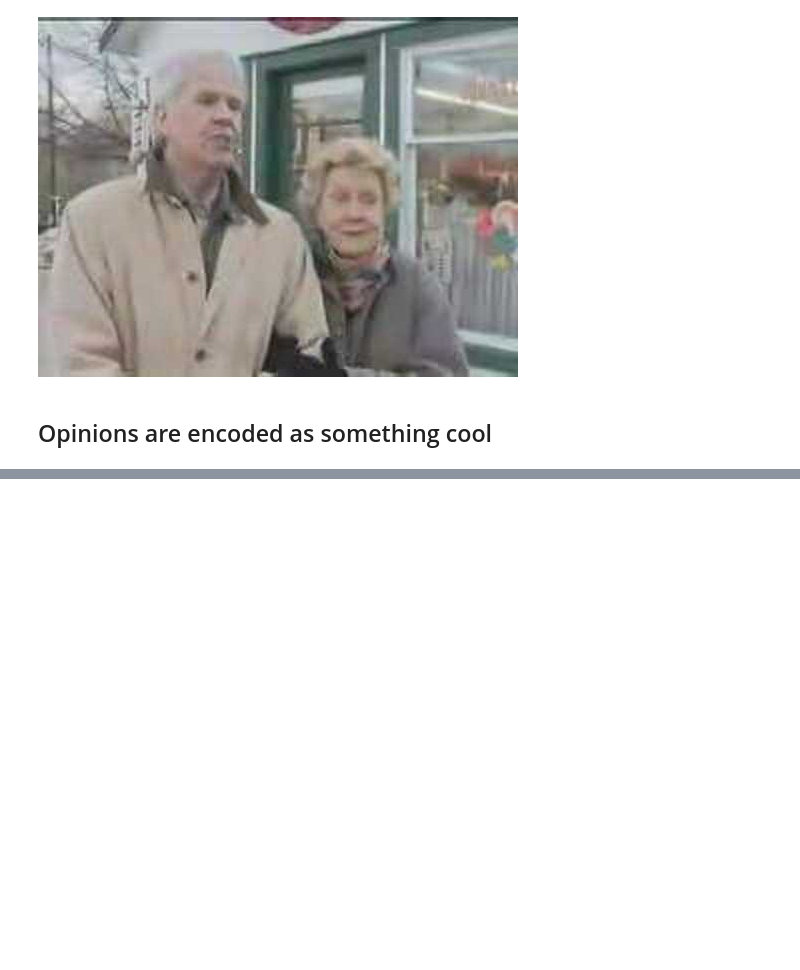
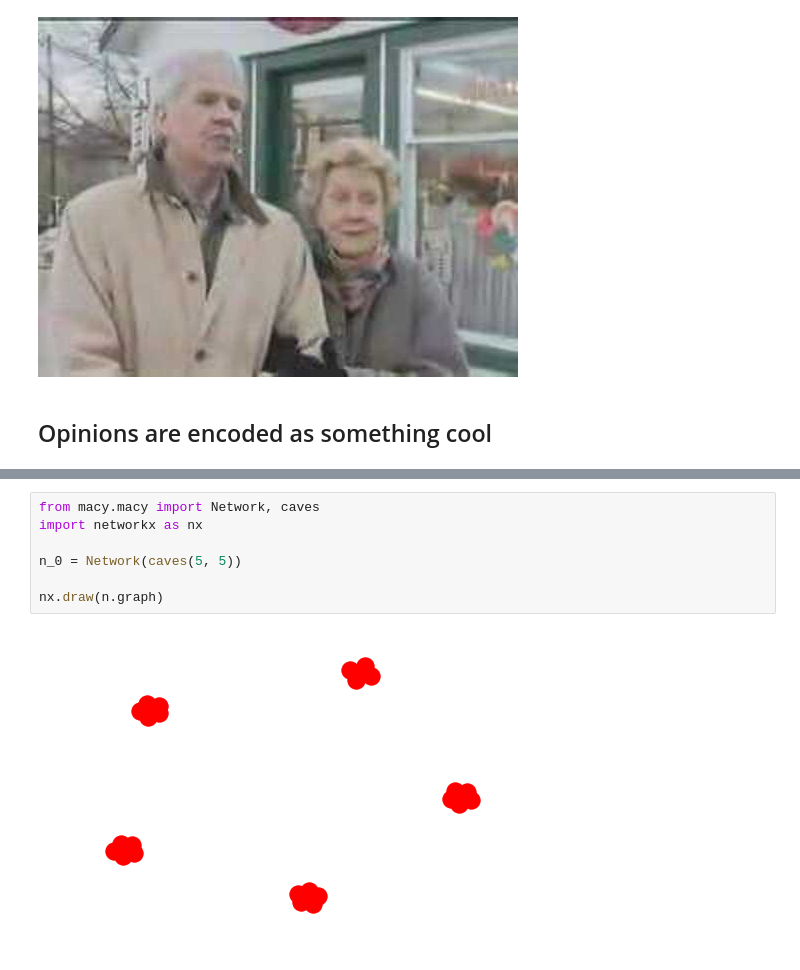
Before and after one commit to mt-digital/polarization, a Jupyter notebook: notebooks/CIS-Talk-Oct-2-2017.ipynb, the cells around one changed output, grey strips where cells are left out. Drawn from its saved outputs; the diff is of its cells as text; blank space fills up the shorter version.

```diff
--- a/notebooks/CIS-Talk-Oct-2-2017.ipynb
+++ b/notebooks/CIS-Talk-Oct-2-2017.ipynb
@@ -27,0 +42,9 @@ from
+# %%
+from macy.macy import Network, caves
+import networkx as nx
+
+n_0 = Network(caves(5, 5))
+
+nx.draw(n.graph)
+# %% [output]
+[figure, added]
```
Also changed, not shown: parts of 5 cells of this notebook, 5 other files.
